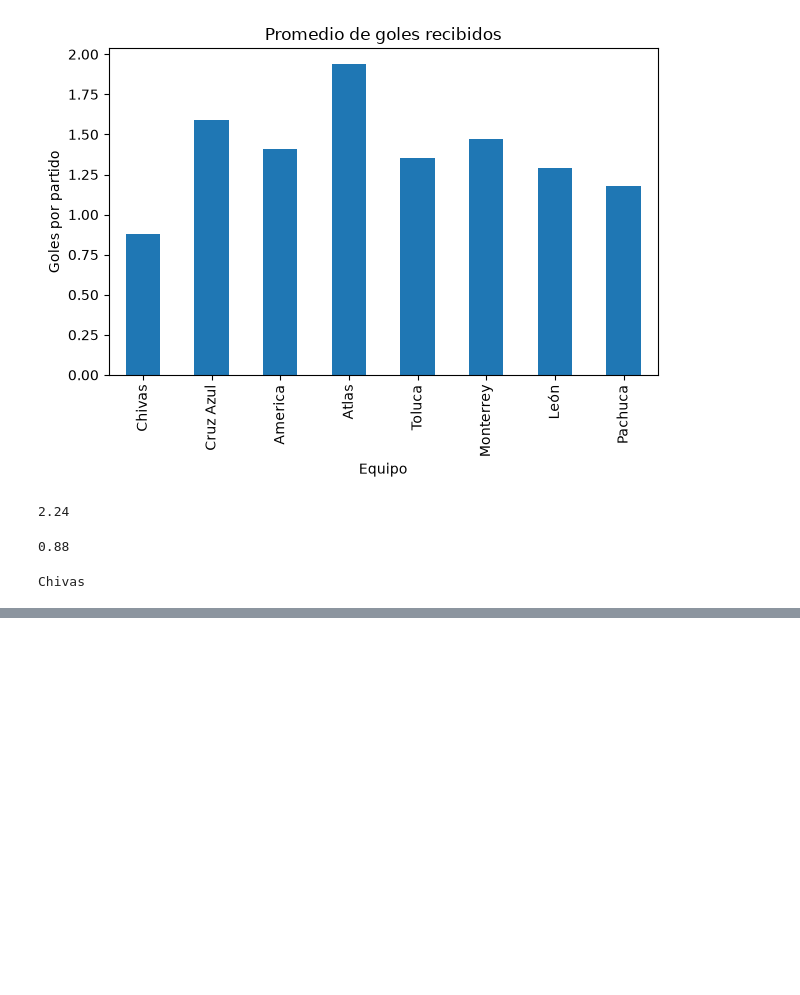
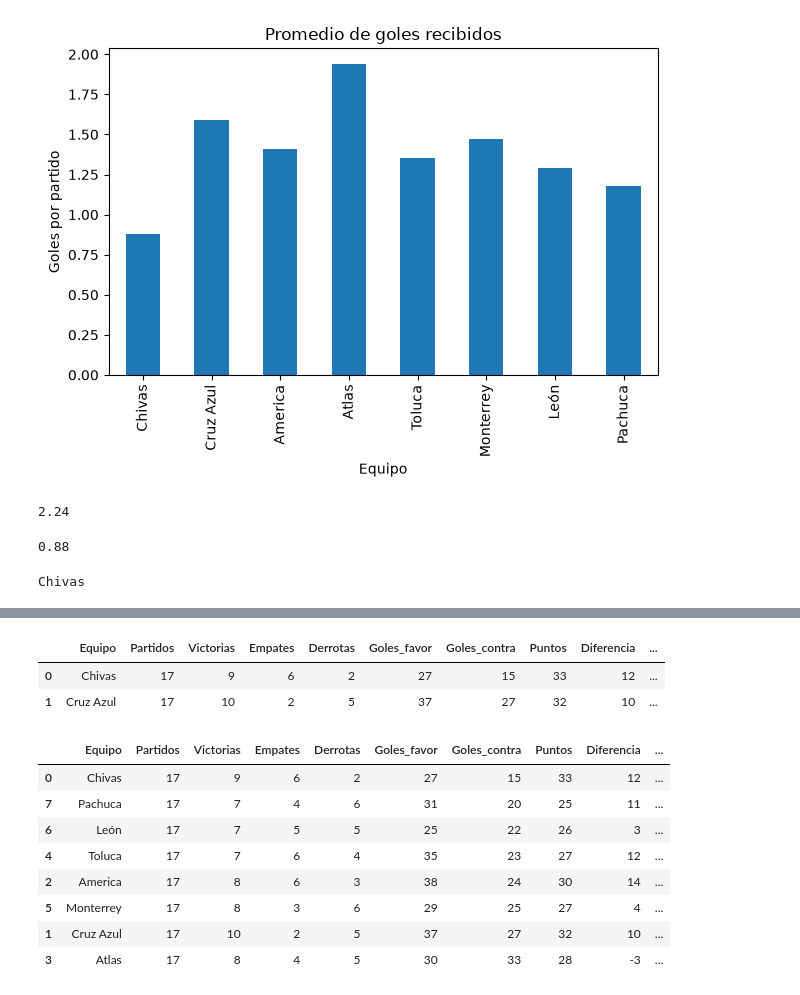
Before and after one commit to MendozaMartinezJuan/liga-mx-predictor, a Jupyter notebook: 01_analisis_liga_mx.ipynb, the cells around one changed output, grey strips where cells are left out. Saved outputs shown, nothing was run; the diff lists cells and outputs as text; code cells hidden in the pictures; blank space fills up the shorter version.

```diff
--- a/01_analisis_liga_mx.ipynb
+++ b/01_analisis_liga_mx.ipynb
@@ -114,0 +185,29 @@ Chivas
+# %%
+#equipos que tienen más de 30 puntos y una diferencia de goles positiva.
+equipos_destacados = df[
+    (df["Puntos"] > 30) &
+    (df["Goles_favor"] > df["Goles_contra"])
+]
+
+display(equipos_destacados)
+# %% [output]
+|  | Equipo | Partidos | Victorias | Empates | Derrotas | Goles_favor | Goles_contra | Puntos | Diferencia | ... |
+| 0 | Chivas | 17 | 9 | 6 | 2 | 27 | 15 | 33 | 12 | ... |
+| 1 | Cruz Azul | 17 | 10 | 2 | 5 | 37 | 27 | 32 | 10 | ... |
+# %%
+top_8 = df.sort_values(
+    by="PromGolesContra",
+    ascending=True
+).head(8)
+
+display(top_8)
+# %% [output]
+|  | Equipo | Partidos | Victorias | Empates | Derrotas | Goles_favor | Goles_contra | Puntos | Diferencia | ... |
+| 0 | Chivas | 17 | 9 | 6 | 2 | 27 | 15 | 33 | 12 | ... |
+| 7 | Pachuca | 17 | 7 | 4 | 6 | 31 | 20 | 25 | 11 | ... |
+| 6 | León | 17 | 7 | 5 | 5 | 25 | 22 | 26 | 3 | ... |
+| 4 | Toluca | 17 | 7 | 6 | 4 | 35 | 23 | 27 | 12 | ... |
+| 2 | America | 17 | 8 | 6 | 3 | 38 | 24 | 30 | 14 | ... |
+| 5 | Monterrey | 17 | 8 | 3 | 6 | 29 | 25 | 27 | 4 | ... |
+| 1 | Cruz Azul | 17 | 10 | 2 | 5 | 37 | 27 | 32 | 10 | ... |
+| 3 | Atlas | 17 | 8 | 4 | 5 | 30 | 33 | 28 | -3 | ... |
```
Also changed, not shown: parts of 7 cells of this notebook.
